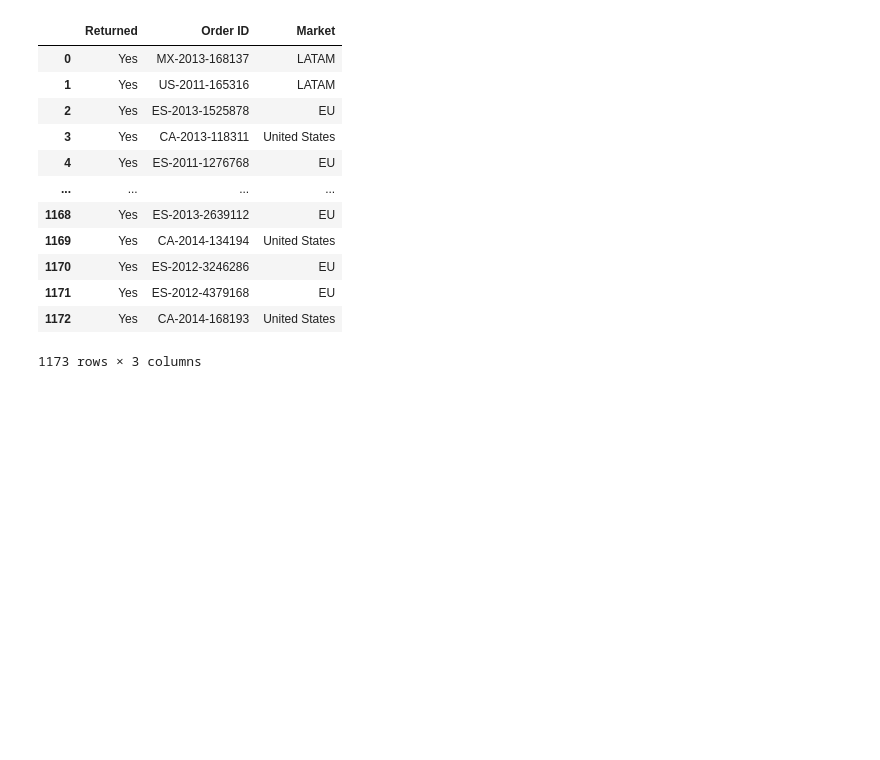
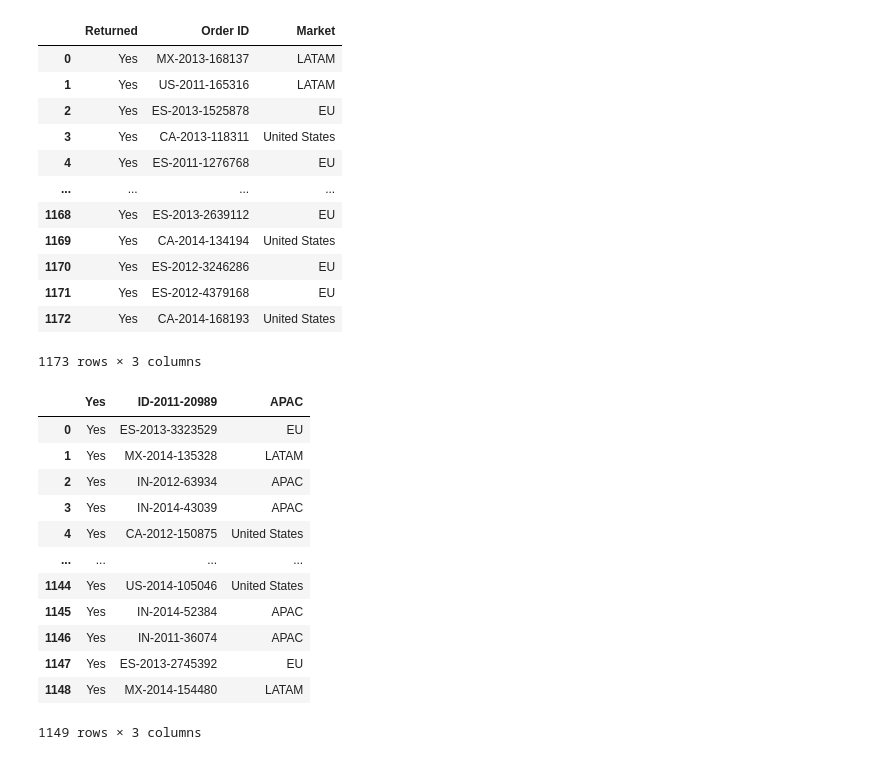
Before and after one commit to ashen007/pandas_data_analysis, a Jupyter notebook: v_2/c_1.ipynb, the cells around one changed output. Drawn from its saved outputs; the diff is of its cells as text; code cells hidden in the pictures; blank space fills up the shorter version.

Commit message:
read excel - skip rows (anywhere,bottom)

```diff
--- a/v_2/c_1.ipynb
+++ b/v_2/c_1.ipynb
@@ -171,3 +171,20 @@ GSS.parse('Returns')
 | 1171 | Yes | ES-2012-4379168 | EU |
 | 1172 | Yes | CA-2014-168193 | United States |
 1173 rows × 3 columns
+# %%
+# skip rows from anywhere and bottom
+pd.read_excel(xsl_path,skiprows=12,skipfooter=12,sheet_name='Returns')
+# %% [output]
+|  | Yes | ID-2011-20989 | APAC |
+| 0 | Yes | ES-2013-3323529 | EU |
+| 1 | Yes | MX-2014-135328 | LATAM |
+| 2 | Yes | IN-2012-63934 | APAC |
+| 3 | Yes | IN-2014-43039 | APAC |
+| 4 | Yes | CA-2012-150875 | United States |
+| ... | ... | ... | ... |
+| 1144 | Yes | US-2014-105046 | United States |
+| 1145 | Yes | IN-2014-52384 | APAC |
+| 1146 | Yes | IN-2011-36074 | APAC |
+| 1147 | Yes | ES-2013-2745392 | EU |
+| 1148 | Yes | MX-2014-154480 | LATAM |
+1149 rows × 3 columns
```
